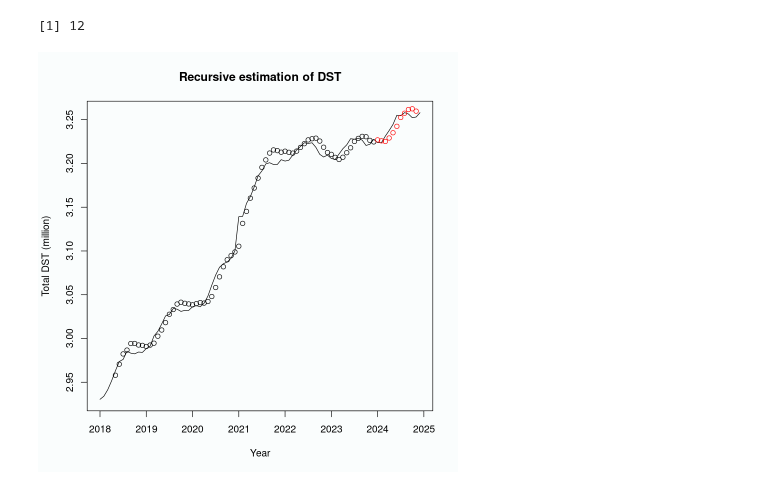
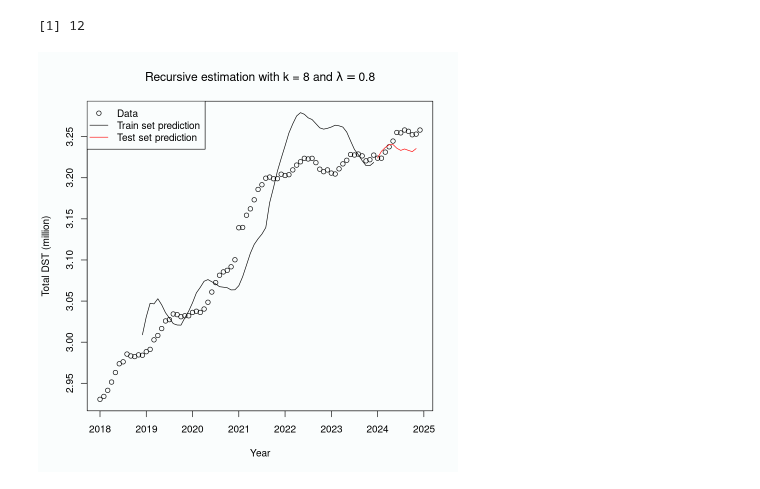
Before and after one commit to mathilderask/TimeSeriesAnalysis, a Jupyter notebook: 4_7.ipynb, the cells around one changed output. Saved outputs shown, nothing was run; the diff lists cells and outputs as text; code cells hidden in the pictures.

```diff
--- a/4_7.ipynb
+++ b/4_7.ipynb
@@ -57,13 +57,20 @@ length(Recursiveestimation(0.7,1)$pre[73:84])
 # %%
 par(bg = "#fafdfd")
 #plot until the last year of the test set
+k = 8
+lam = 0.8
 
-plot(Dtrain$year,Recursiveestimation(0.7,1)$pre[1:length(Dtrain$year)],
+plot(Dtrain$year,Recursiveestimation(lam,k)$pre[1:length(Dtrain$year)],
+type = 'l',
 col = "#000000",xlab = "Year",ylab = "Total DST (million)",
-main = "Recursive estimation of DST",xlim = c(D$year[1],D$year[length(D$year)]),
-ylim = c(D$total[1],D$total[length(D$year)])
+main = bquote("Recursive estimation with k = " * .(k) * " and " * lambda == .(lam)),
+xlim = c(D$year[1],D$year[length(D$year)]),
+ylim = c(D$total[1],max(D$total[length(D$year)],max(Recursiveestimation(lam,k)$pre[1:84],na.rm = TRUE)))
+
 )
-points(D$year,D$total,"l")
-points(Dtest$year,Recursiveestimation(0.7,1)$pre[73:84],col = "red")
+points(D$year,D$total)
+points(Dtest$year,type = 'l',Recursiveestimation(lam,k)$pre[73:84],col = "red")
+legend("topleft",legend = c("Data","Train set prediction","Test set prediction"),
+col = c("black","black","red"),lty = c(NA,1,1),pch = c(1,NA,NA))
 # %% [output]
-[figure, old version]
+[figure, new version]
```
Also changed, not shown: parts of 1 cell of this notebook.
